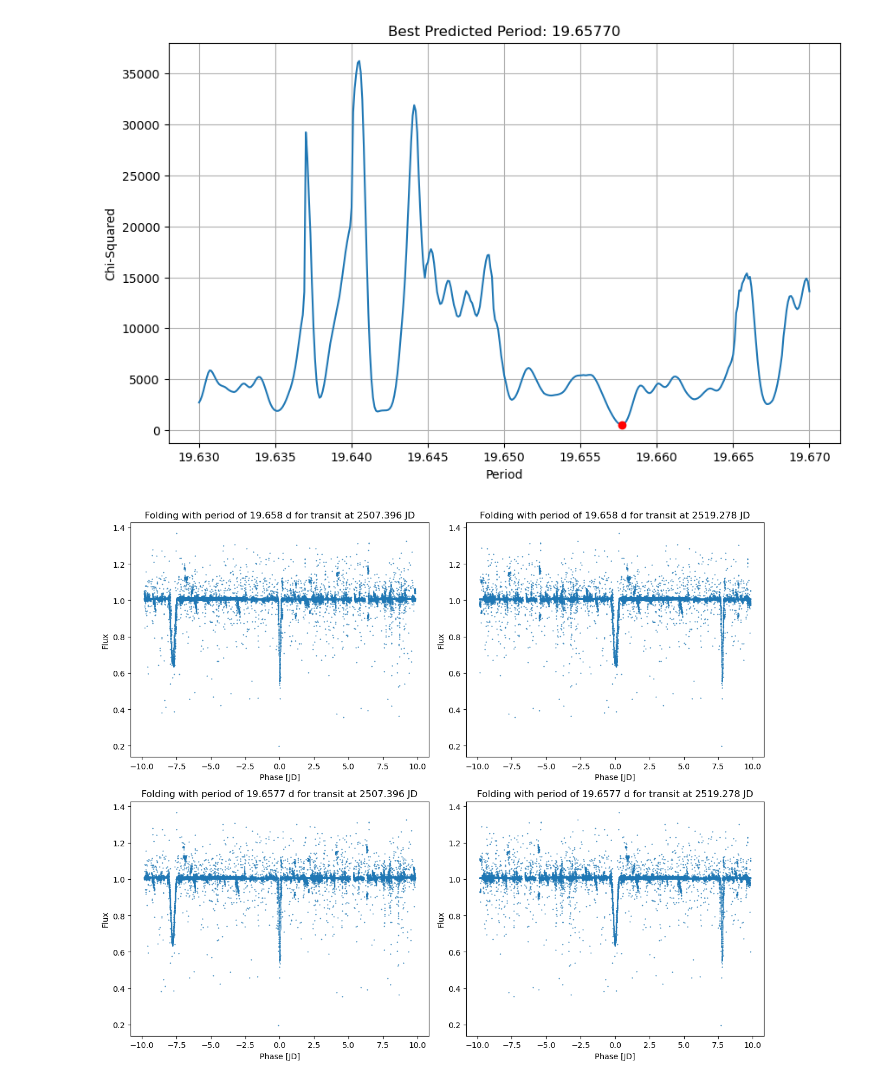
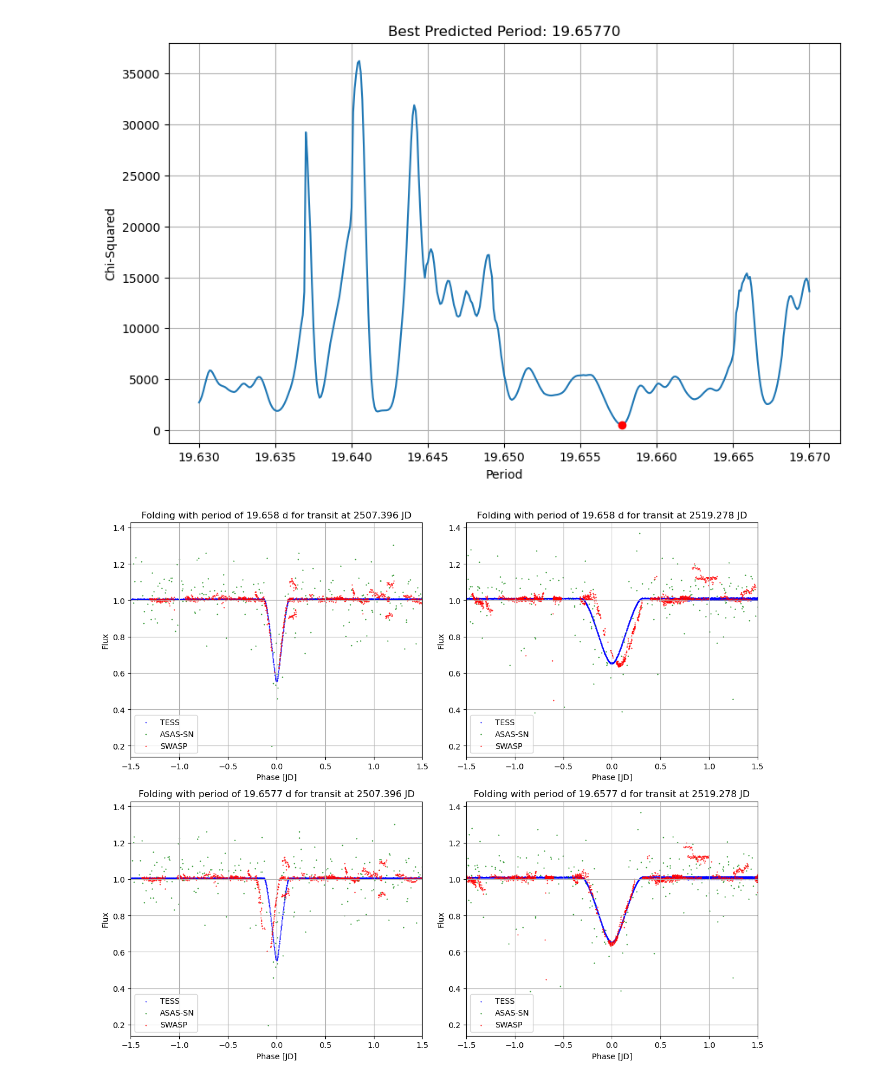
Before and after one commit to ardenshao/SURF_tess_cbp, a Jupyter notebook: tess_lightcurve_test.ipynb, the cells around one changed output. Drawn from its saved outputs; the diff is of its cells as text; code cells hidden in the pictures.

```diff
--- a/tess_lightcurve_test.ipynb
+++ b/tess_lightcurve_test.ipynb
@@ -579,37 +580,40 @@ Pulled 1 of 1
 Downloading Curves...
 Pulled 1 of 1
 [figure]
-# %%
-# let's try folding the primary with the primary + secondary period,,
-# then the secondary with the primary + secondary period
-# can be a spread of four in a large figure
-
-df = pd.read_csv('combined_data.csv')
-
-# set up a 2x2 subplot
-fig, axs = plt.subplots(2, 2, figsize=(12, 10))
-
-fold_periods = [19.65800, 19.65770]
-transits = [2507.396, 2519.278]
-
-plot_idx = 0
-
-for period in fold_periods:
-    for transit in transits:
-        folded_df = lk.LightCurve(time=df['jd'], flux=df['flux']).fold(period=period, epoch_time=transit)
-
-        ax = axs[plot_idx // 2, plot_idx % 2]
-
-        folded_df.scatter(ax=ax, s=1)
-        ax.set_title(f'Folding with period of {period} d for transit at {transit} JD')
-
-        plot_idx += 1
-
-plt.tight_layout()
-plt.savefig('folded_lightcurves.png')
-plt.show()
-# %% [output]
-[figure, removed]
+# %%
+df = pd.read_csv('combined_data.csv')
+marker_to_color = {'TESS': 'blue', 'ASAS-SN': 'green', 'SWASP': 'red'}
+
+fig, axs = plt.subplots(2, 2, figsize=(12, 10))
+
+fold_periods = [19.65800, 19.65770]
+transits = [2507.396, 2519.278]
+
+plot_idx = 0
+
+for period in fold_periods:
+    for transit in transits:
+        ax = axs[plot_idx // 2, plot_idx % 2]
+
+        for marker, color in marker_to_color.items():
+            marker_df = df[df['dataset_marker'] == marker]
+
+            folded_lc = lk.LightCurve(time=marker_df['jd'], flux=marker_df['flux']).fold(period=period, epoch_time=transit)
+
+            folded_lc.scatter(ax=ax, s=1, color=color, label=marker)
+
+        ax.set_title(f'Folding with period of {period} d for transit at {transit} JD')
+        ax.legend()
+        ax.set_xlim(-1.5,1.5)
+        ax.grid()
+
+        plot_idx += 1
+
+plt.tight_layout()
+plt.savefig('output.png')
+plt.show()
+# %% [output]
+[figure, added]
 # %%
 possible_candidates = ['TIC 0001003831', 'TIC 0001220444', 'TIC 0002020964', 'TIC 0002372579', 'TIC 0003815360',
 'TIC 0003816260', 'TIC 0004723156', 'TIC 0005703872', 'TIC 0006518047', 'TIC 0007695666',
```
Also changed, not shown: parts of 4 cells of this notebook.
